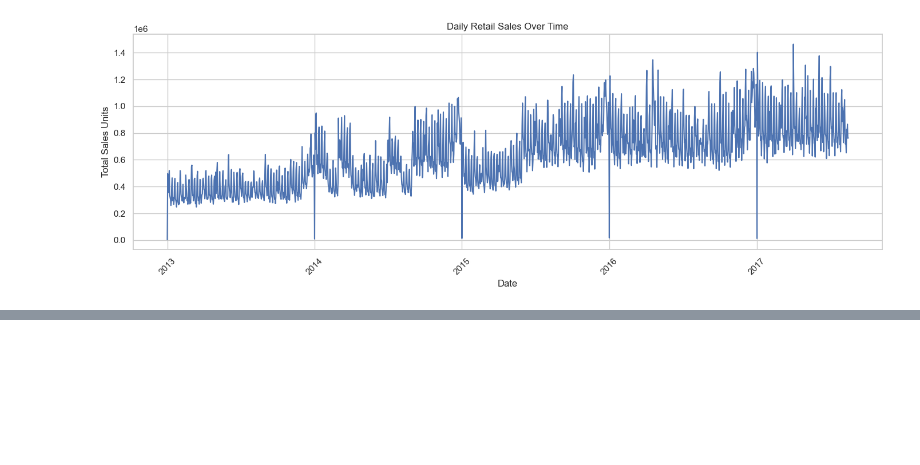
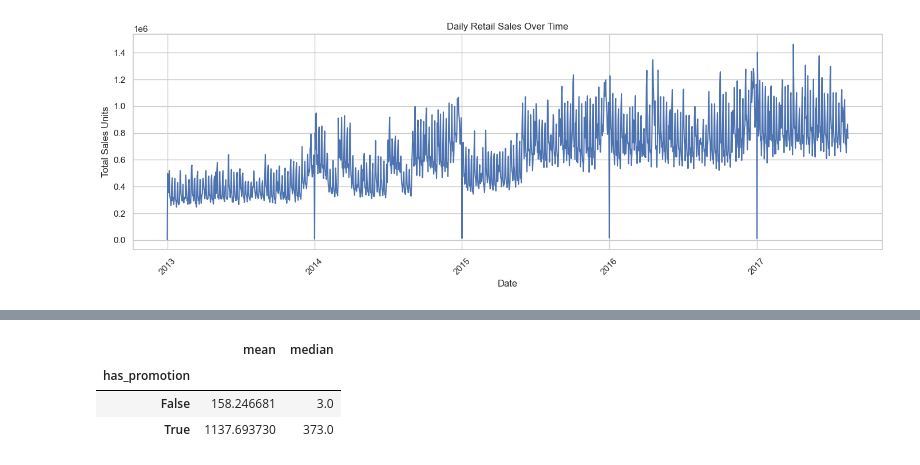
Before and after one commit to MelikaRahimpour/smart-retail-analytics, a Jupyter notebook: notebooks/EDA_01.ipynb, the cells around one changed output, grey strips where cells are left out. Saved outputs shown, nothing was run; the diff lists cells and outputs as text; code cells hidden in the pictures; blank space fills up the shorter version.

```diff
--- a/notebooks/EDA_01.ipynb
+++ b/notebooks/EDA_01.ipynb
@@ -136,0 +247,15 @@ plt.show()
+# %%
+# Compare sales with and without promotions
+train["has_promotion"] = train["onpromotion"] > 0
+
+promotion_stats = (
+    train.groupby("has_promotion")["sales"]
+    .agg(["mean", "median"])
+)
+
+promotion_stats
+# %% [output]
+|  | mean | median |
+| has_promotion |  |  |
+| False | 158.246681 | 3.0 |
+| True | 1137.693730 | 373.0 |
```
Also changed, not shown: parts of 10 cells of this notebook.
